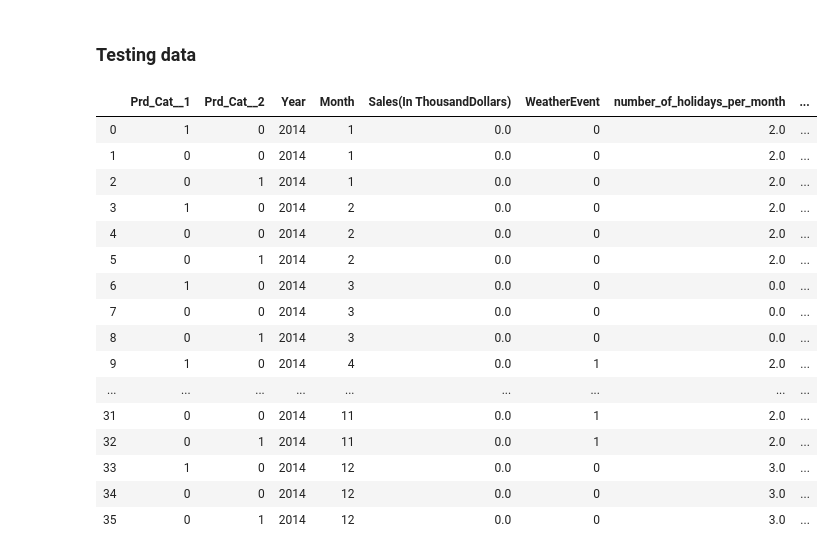
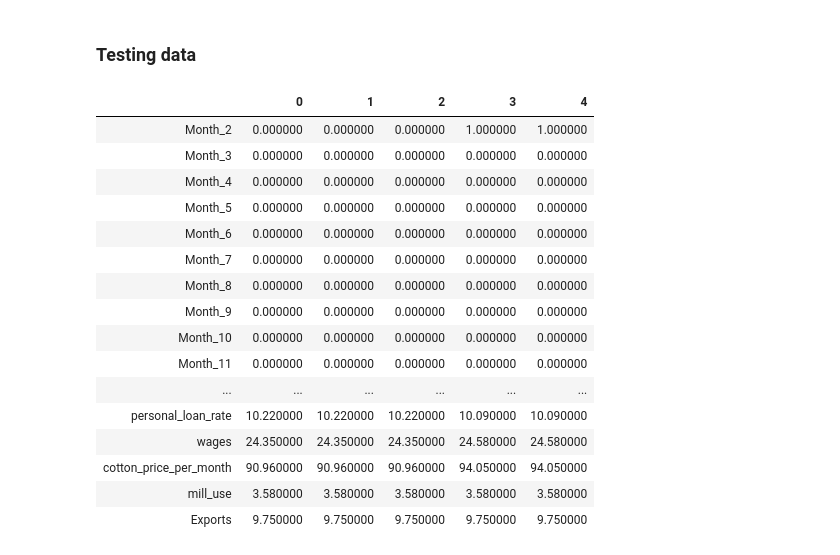
Before and after one commit to gauravkantrod/walmart_kaggle_inclass, a Jupyter notebook: Walmart/Walmart.ipynb, the cells around one changed output. Drawn from its saved outputs; the diff is of its cells as text; code cells hidden in the pictures.

```diff
--- a/Walmart/Walmart.ipynb
+++ b/Walmart/Walmart.ipynb
@@ -1160,8 +1207,10 @@ df_test['ProductCategory'] = df_test['ProductCategory'].map({'MenClothing':0,
 df_dummies_ProductCategory = pd.get_dummies(df_test['ProductCategory'], drop_first=True, prefix='Prd_Cat_')
 # %%
 df_test.drop(['ProductCategory'], axis = 1, inplace = True)
+# %%
+df_dummies_Month = pd.get_dummies(df_test['Month'], drop_first=True, prefix='Month')
 # %%
-df_test_concat = pd.concat([df_dummies_ProductCategory,df_test], axis = 1 )
+df_test_concat = pd.concat([df_dummies_Month,df_dummies_ProductCategory,df_test], axis = 1 )
 # %%
 frames = [df_test_concat,weather_final,holidays_per_month,economy_new]
 # %%
@@ -1173,22 +1222,22 @@ df_test_final = df2.merge(economy_new, how = 'left')
 # %%
 df_test_final.fillna(0, inplace = True)
 # %%
-df_test_final
+df_test_final.head().T
 # %% [output]
-|  | Prd_Cat__1 | Prd_Cat__2 | Year | Month | Sales(In ThousandDollars) | WeatherEvent | number_of_holidays_per_month | ... |
-| 0 | 1 | 0 | 2014 | 1 | 0.0 | 0 | 2.0 | ... |
-| 1 | 0 | 0 | 2014 | 1 | 0.0 | 0 | 2.0 | ... |
-| 2 | 0 | 1 | 2014 | 1 | 0.0 | 0 | 2.0 | ... |
-| 3 | 1 | 0 | 2014 | 2 | 0.0 | 0 | 2.0 | ... |
-| 4 | 0 | 0 | 2014 | 2 | 0.0 | 0 | 2.0 | ... |
-| 5 | 0 | 1 | 2014 | 2 | 0.0 | 0 | 2.0 | ... |
-| 6 | 1 | 0 | 2014 | 3 | 0.0 | 0 | 0.0 | ... |
-| 7 | 0 | 0 | 2014 | 3 | 0.0 | 0 | 0.0 | ... |
-| 8 | 0 | 1 | 2014 | 3 | 0.0 | 0 | 0.0 | ... |
-| 9 | 1 | 0 | 2014 | 4 | 0.0 | 1 | 2.0 | ... |
-| ... | ... | ... | ... | ... | ... | ... | ... | ... |
-| 31 | 0 | 0 | 2014 | 11 | 0.0 | 1 | 2.0 | ... |
-| 32 | 0 | 1 | 2014 | 11 | 0.0 | 1 | 2.0 | ... |
-| 33 | 1 | 0 | 2014 | 12 | 0.0 | 0 | 3.0 | ... |
-| 34 | 0 | 0 | 2014 | 12 | 0.0 | 0 | 3.0 | ... |
-| 35 | 0 | 1 | 2014 | 12 | 0.0 | 0 | 3.0 | ... |
+|  | 0 | 1 | 2 | 3 | 4 |
+| Month_2 | 0.000000 | 0.000000 | 0.000000 | 1.000000 | 1.000000 |
+| Month_3 | 0.000000 | 0.000000 | 0.000000 | 0.000000 | 0.000000 |
+| Month_4 | 0.000000 | 0.000000 | 0.000000 | 0.000000 | 0.000000 |
+| Month_5 | 0.000000 | 0.000000 | 0.000000 | 0.000000 | 0.000000 |
+| Month_6 | 0.000000 | 0.000000 | 0.000000 | 0.000000 | 0.000000 |
+| Month_7 | 0.000000 | 0.000000 | 0.000000 | 0.000000 | 0.000000 |
+| Month_8 | 0.000000 | 0.000000 | 0.000000 | 0.000000 | 0.000000 |
+| Month_9 | 0.000000 | 0.000000 | 0.000000 | 0.000000 | 0.000000 |
+| Month_10 | 0.000000 | 0.000000 | 0.000000 | 0.000000 | 0.000000 |
+| Month_11 | 0.000000 | 0.000000 | 0.000000 | 0.000000 | 0.000000 |
+| ... | ... | ... | ... | ... | ... |
+| personal_loan_rate | 10.220000 | 10.220000 | 10.220000 | 10.090000 | 10.090000 |
+| wages | 24.350000 | 24.350000 | 24.350000 | 24.580000 | 24.580000 |
+| cotton_price_per_month | 90.960000 | 90.960000 | 90.960000 | 94.050000 | 94.050000 |
+| mill_use | 3.580000 | 3.580000 | 3.580000 | 3.580000 | 3.580000 |
+| Exports | 9.750000 | 9.750000 | 9.750000 | 9.750000 | 9.750000 |
```
Also changed, not shown: parts of 34 cells of this notebook, 1 other file.
